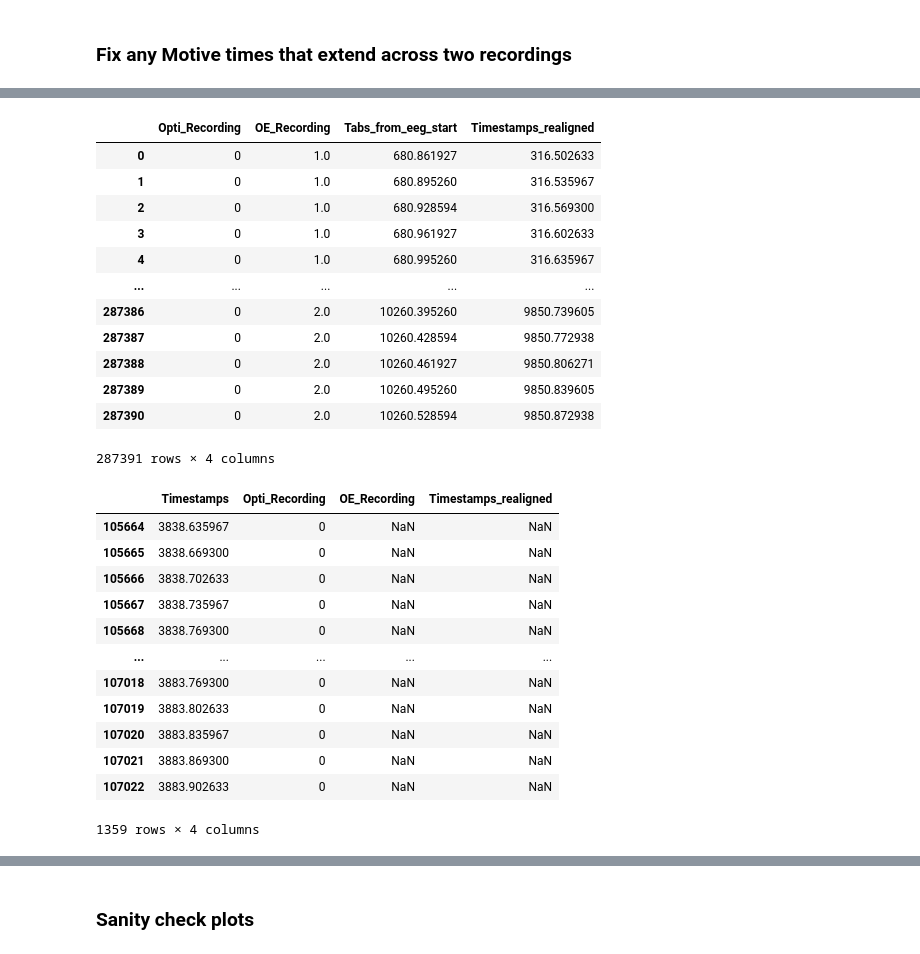
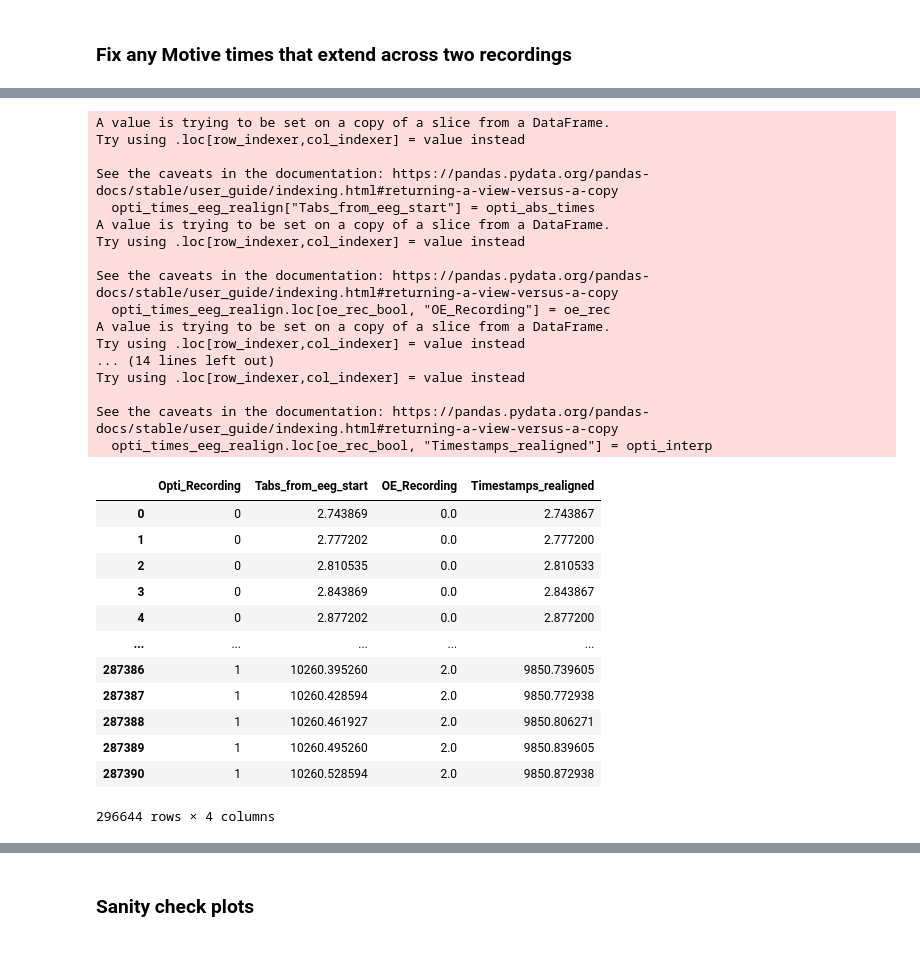
Before and after one commit to nkinsky/NeuroPy, a Jupyter notebook: notebooks/Data_align_Motive_to_OpenEphys.ipynb, the cells around one changed output, grey strips where cells are left out. Drawn from its saved outputs; the diff is of its cells as text; code cells hidden in the pictures.

```diff
--- a/notebooks/Data_align_Motive_to_OpenEphys.ipynb
+++ b/notebooks/Data_align_Motive_to_OpenEphys.ipynb
@@ -67,7 +67,7 @@ mtimes = []
 for tak_file in tak_files:
     mtimes.append(pd.Timestamp(datetime.fromtimestamp(os.path.getmtime(tak_file))))
 
-dlc = DLC(dlc_file_dir)
+dlc = DLC(dlc_file_dir, movie_type=".avi")
 
 opti_sr = dlc.SampleRate
 mtimes
@@ -79,14 +80,18 @@ Multiple videos found - taking mean sample rate from all videos
 # %%
 from neuropy.io.movie import tracking_movie
 tz = "America/Detroit"
-start_times = []
+start_times, nframes, samplerate = [], [], []
 for tak_file, mtime in zip(tak_files, mtimes):
     try:
         movie_file = sorted(tak_file.parent.glob(f"{tak_file.stem}*.avi"))[0]
         mobj = tracking_movie(str(movie_file))
         start_times.append((mtime - pd.Timedelta(mobj.nframes / dlc.SampleRate, unit="sec")).tz_localize(tz))
+        nframes.append(mobj.nframes)
+        samplerate.append(mobj.SampleRate)
     except IndexError:
         start_times.append(np.nan)
+        nframes.append(np.nan)
+        samplerate.append(np.nan)
 
 start_times
 # %% [output]
@@ -95,6 +101,8 @@ start_times
 start_time_df = pd.DataFrame({"file": [tak_file.stem for tak_file in tak_files],
                               "mod_time": mtimes,
                               "inferred_start_time": start_times,
+                              "nframes": nframes,
+                              "SampleRate": samplerate,
                               "Opti_Recording": np.arange(len(tak_files))})
 
 start_time_df.to_csv(sess.basepath / "inferred_start_time.csv")
@@ -105,7 +113,0 @@ start_time_df
-# %%
-# Manually insert # frames and sample rate for file above
-start_time_df["SampleRate"] = dlc.SampleRate
-start_time_df["nframes"] = dlc.nframes[1] #
-
-start_time_df.to_csv(sess.basepath / "inferred_start_time.csv")
-start_time_df
@@ -228,60 +230,61 @@ for opti_rec in opti_ts_align_df["Opti_Recording"].unique():
 
     # Calculate delta to add to all timestamps in optitrack to get absolute time since OE recording start
     opti_abs_delta = opti_start_abs - opti_times_eeg_realign["Timestamps"].loc[0]
 
     # Convert all Optritrack times to absolute time from EEG start
     opti_abs_times = opti_times_eeg_realign["Timestamps"] + opti_abs_delta
     opti_times_eeg_realign["Tabs_from_eeg_start"] = opti_abs_times
 
     # Identify OE recording for each absolute timestamp
     tabs_oe_starts = sync_df[sync_df.Condition == "start"]["Tabs from start (s)"]
     tabs_oe_stops = sync_df[sync_df.Condition == "stop"]["Tabs from start (s)"]
 
     oe_rec_by_start = np.digitize(opti_abs_times, tabs_oe_starts) - 1
     oe_rec_by_stop = np.digitize(opti_abs_times, tabs_oe_stops)
 
     # Loop through times corresponding to each OE recording and re-align to concatenate EEG
     for oe_rec in np.unique(np.hstack((oe_rec_by_start, oe_rec_by_stop))):
 
          # Tag optitrack frames by their corresponding OE recording
         oe_rec_bool = (oe_rec_by_start == oe_rec) & (oe_rec_by_stop == oe_rec)
-        opti_times_eeg_align.loc[oe_rec_bool, "OE_Recording"] = oe_rec
+        opti_times_eeg_realign.loc[oe_rec_bool, "OE_Recording"] = oe_rec
 
         # Interpolate Optitrack timestamps to concatenated EEG for each OpenEphys recording
         opti_interp = np.interp(opti_abs_times[oe_rec_bool], sync_df["Tabs from start (s)"], sync_df["eeg_time"])
         opti_times_eeg_realign.loc[oe_rec_bool, "Timestamps_realigned"] = opti_interp
 
     opti_ts_realign_df.append(opti_times_eeg_realign)
 
 opti_ts_realign_df = pd.concat(opti_ts_realign_df, axis=0).drop(columns="Timestamps")
 opti_ts_realign_df
 # %% [output]
+A value is trying to be set on a copy of a slice from a DataFrame.
+Try using .loc[row_indexer,col_indexer] = value instead
+
+See the caveats in the documentation: https://pandas.pydata.org/pandas-docs/stable/user_guide/indexing.html#returning-a-view-versus-a-copy
+  opti_times_eeg_realign["Tabs_from_eeg_start"] = opti_abs_times
+A value is trying to be set on a copy of a slice from a DataFrame.
+Try using .loc[row_indexer,col_indexer] = value instead
+
+See the caveats in the documentation: https://pandas.pydata.org/pandas-docs/stable/user_guide/indexing.html#returning-a-view-versus-a-copy
+  opti_times_eeg_realign.loc[oe_rec_bool, "OE_Recording"] = oe_rec
+A value is trying to be set on a copy of a slice from a DataFrame.
+Try using .loc[row_indexer,col_indexer] = value instead
+... (14 lines left out)
+Try using .loc[row_indexer,col_indexer] = value instead
+
+See the caveats in the documentation: https://pandas.pydata.org/pandas-docs/stable/user_guide/indexing.html#returning-a-view-versus-a-copy
+  opti_times_eeg_realign.loc[oe_rec_bool, "Timestamps_realigned"] = opti_interp
-|  | Opti_Recording | OE_Recording | Tabs_from_eeg_start | Timestamps_realigned |
-| 0 | 0 | 1.0 | 680.861927 | 316.502633 |
-| 1 | 0 | 1.0 | 680.895260 | 316.535967 |
-| 2 | 0 | 1.0 | 680.928594 | 316.569300 |
-| 3 | 0 | 1.0 | 680.961927 | 316.602633 |
-| 4 | 0 | 1.0 | 680.995260 | 316.635967 |
+|  | Opti_Recording | Tabs_from_eeg_start | OE_Recording | Timestamps_realigned |
+| 0 | 0 | 2.743869 | 0.0 | 2.743867 |
+| 1 | 0 | 2.777202 | 0.0 | 2.777200 |
+| 2 | 0 | 2.810535 | 0.0 | 2.810533 |
+| 3 | 0 | 2.843869 | 0.0 | 2.843867 |
+| 4 | 0 | 2.877202 | 0.0 | 2.877200 |
 | ... | ... | ... | ... | ... |
-| 287386 | 0 | 2.0 | 10260.395260 | 9850.739605 |
-| 287387 | 0 | 2.0 | 10260.428594 | 9850.772938 |
-| 287388 | 0 | 2.0 | 10260.461927 | 9850.806271 |
-| 287389 | 0 | 2.0 | 10260.495260 | 9850.839605 |
-| 287390 | 0 | 2.0 | 10260.528594 | 9850.872938 |
+| 287386 | 1 | 10260.395260 | 2.0 | 9850.739605 |
+| 287387 | 1 | 10260.428594 | 2.0 | 9850.772938 |
+| 287388 | 1 | 10260.461927 | 2.0 | 9850.806271 |
+| 287389 | 1 | 10260.495260 | 2.0 | 9850.839605 |
+| 287390 | 1 | 10260.528594 | 2.0 | 9850.872938 |
-287391 rows × 4 columns
+296644 rows × 4 columns
-# %%
-opti_ts_realign_df[np.isnan(opti_ts_realign_df.OE_Recording)]
-# %% [output]
-|  | Timestamps | Opti_Recording | OE_Recording | Timestamps_realigned |
-| 105664 | 3838.635967 | 0 | NaN | NaN |
-| 105665 | 3838.669300 | 0 | NaN | NaN |
-| 105666 | 3838.702633 | 0 | NaN | NaN |
-| 105667 | 3838.735967 | 0 | NaN | NaN |
-| 105668 | 3838.769300 | 0 | NaN | NaN |
-| ... | ... | ... | ... | ... |
-| 107018 | 3883.769300 | 0 | NaN | NaN |
-| 107019 | 3883.802633 | 0 | NaN | NaN |
-| 107020 | 3883.835967 | 0 | NaN | NaN |
-| 107021 | 3883.869300 | 0 | NaN | NaN |
-| 107022 | 3883.902633 | 0 | NaN | NaN |
-1359 rows × 4 columns
```
Also changed, not shown: parts of 10 cells of this notebook.
